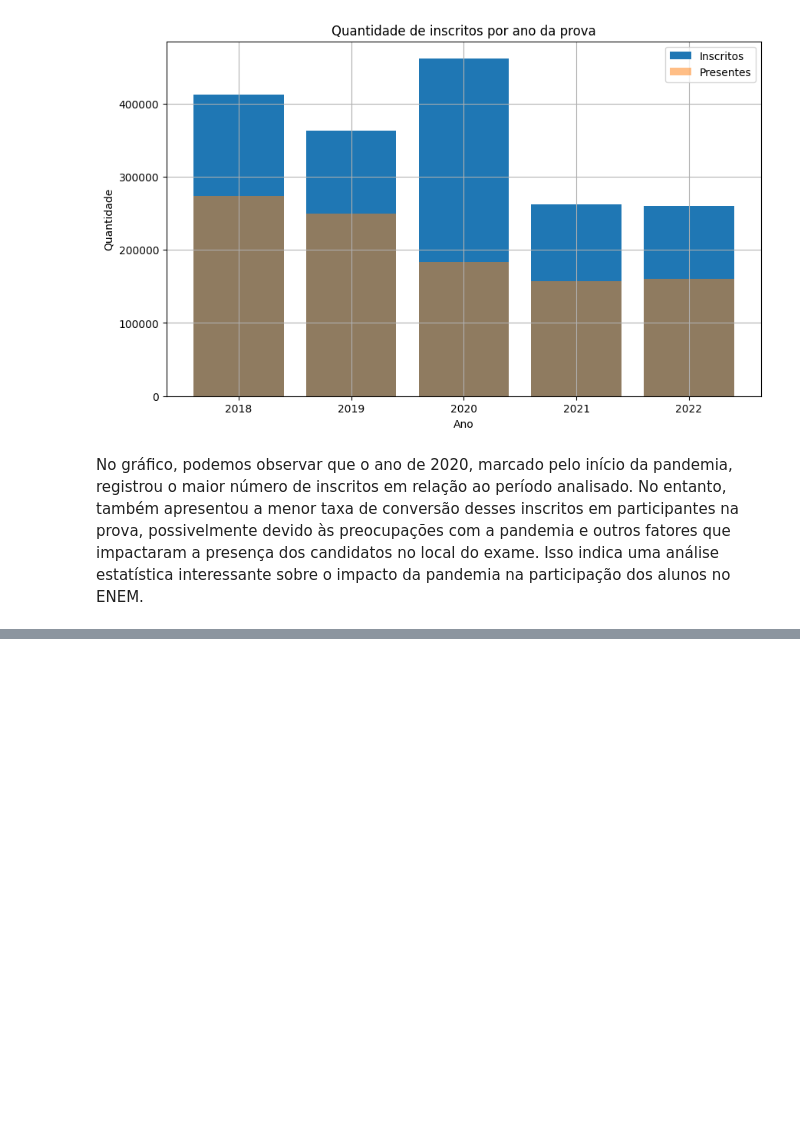
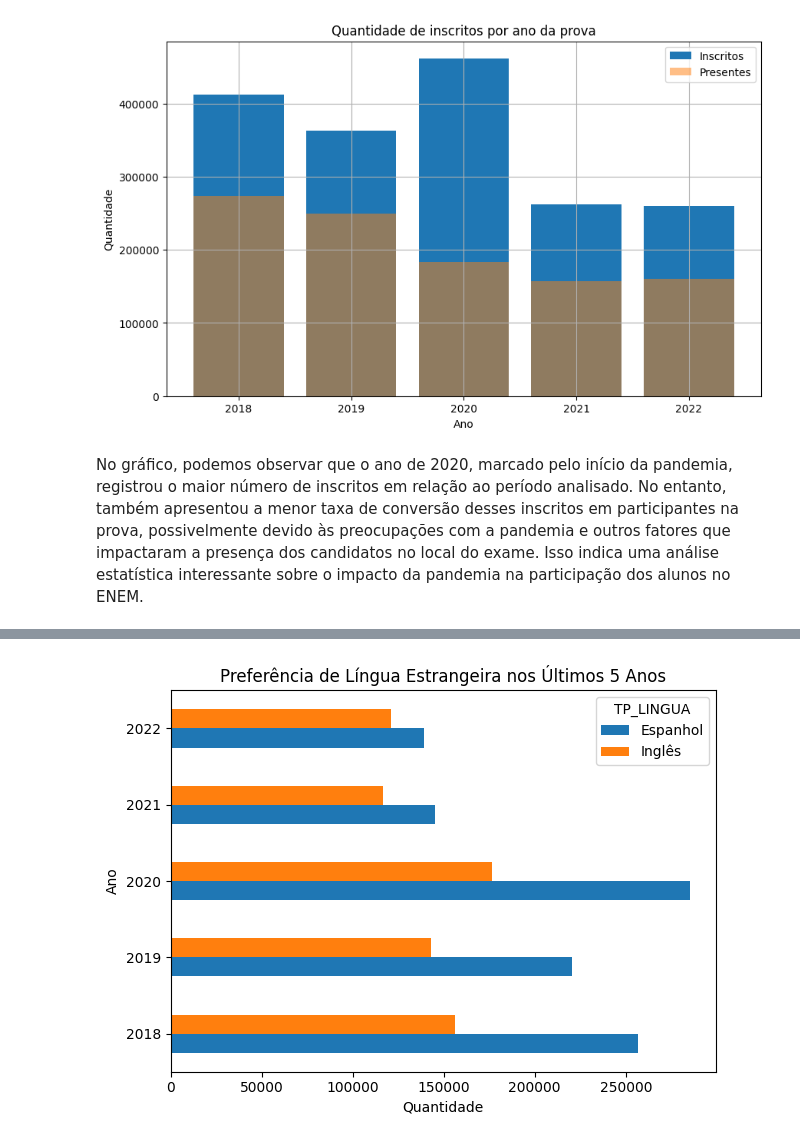
Before and after one commit to claraferreirabatista/analise_estatistica_microdados_do_enem, a Jupyter notebook: analise_estatistica_dos_dados_enem.ipynb, the cells around one changed output, grey strips where cells are left out. Drawn from its saved outputs; the diff is of its cells as text; code cells hidden in the pictures; blank space fills up the shorter version.

```diff
--- a/analise_estatistica_dos_dados_enem.ipynb
+++ b/analise_estatistica_dos_dados_enem.ipynb
@@ -257,0 +269,18 @@ No gráfico, podemos observar que o ano de 2020, marcado pelo início da pandemi
+# %%
+# Selecionar as colunas de ano e tipo de língua estrangeira e calcular a contagem de escolhas
+contagem_linguas = dados_tratados[['NU_ANO', 'TP_LINGUA']].value_counts()
+
+# Reformular os dados para criar um gráfico de barras horizontais
+contagem_linguas = contagem_linguas.unstack()
+
+# Plotar o gráfico de barras
+contagem_linguas.plot.barh()
+
+# Configurar os títulos e rótulos
+plt.title('Preferência de Língua Estrangeira nos Últimos 5 Anos')
+plt.xlabel('Quantidade')
+plt.ylabel('Ano')
+plt.tight_layout()
+plt.show()
+# %% [output]
+[figure, added]
```
Also changed, not shown: parts of 13 cells of this notebook.
